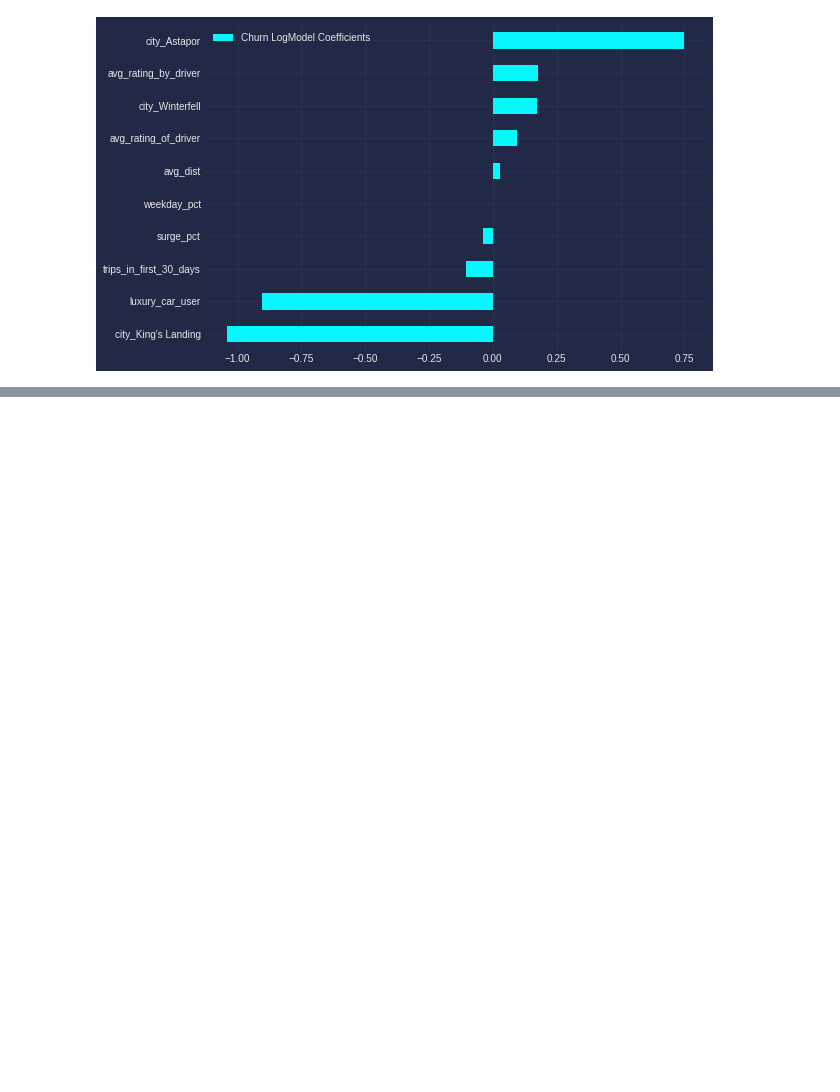
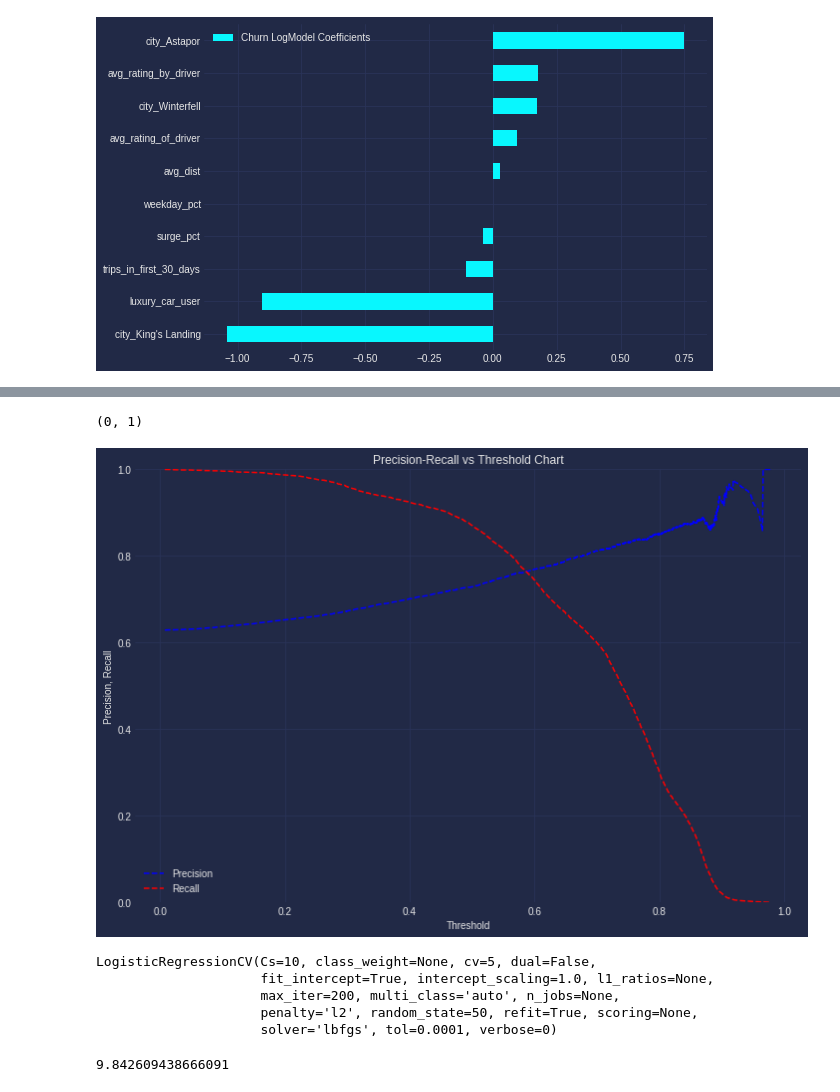
Before and after one commit to boogiedev/churning-a-blind-eye, a Jupyter notebook: log_odds_eda.ipynb, the cells around one changed output, grey strips where cells are left out. Drawn from its saved outputs; the diff is of its cells as text; code cells hidden in the pictures; blank space fills up the shorter version.

Commit message:
more plots, consider a model trained on all the data

```diff
--- a/log_odds_eda.ipynb
+++ b/log_odds_eda.ipynb
@@ -123,0 +126,5 @@ feat_scores.plot(kind='barh', figsize=(9, 6))
+# %%
+y_probs=logmodel.predict_proba(X_test)
+#   probs_y is a 2-D array of probability of being labeled as 0 (first
+#   column of
+#   array) vs 1 (2nd column in array)
@@ -123,0 +143,3 @@ feat_scores.plot(kind='barh', figsize=(9, 6))
+# %%
+#retrieve probability of being 1(in second column of probs_y)
+precision, recall, thresholds = precision_recall_curve(y_test, y_probs[:, 1])
@@ -123,0 +148,12 @@ feat_scores.plot(kind='barh', figsize=(9, 6))
+# %%
+fig, ax = plt.subplots(figsize=FSIZE)
+plt.title("Precision-Recall vs Threshold Chart")
+plt.plot(thresholds, precision[: -1], "b--", label="Precision")
+plt.plot(thresholds, recall[: -1], "r--", label="Recall")
+plt.ylabel("Precision, Recall")
+plt.xlabel("Threshold")
+plt.legend(loc="lower left")
+plt.ylim([0,1])
+# %% [output]
+(0, 1)
+[figure, added]
@@ -123,0 +166,8 @@ feat_scores.plot(kind='barh', figsize=(9, 6))
+# %%
+logmodelCV.fit(X_train,y_train)
+# %% [output]
+LogisticRegressionCV(Cs=10, class_weight=None, cv=5, dual=False,
+                     fit_intercept=True, intercept_scaling=1.0, l1_ratios=None,
+                     max_iter=200, multi_class='auto', n_jobs=None,
+                     penalty='l2', random_state=50, refit=True, scoring=None,
+                     solver='lbfgs', tol=0.0001, verbose=0)
@@ -123,0 +176,4 @@ feat_scores.plot(kind='barh', figsize=(9, 6))
+# %%
+log_loss(y_test, predCV)
+# %% [output]
+9.842609438666091
```
Also changed, not shown: parts of 17 cells of this notebook.
